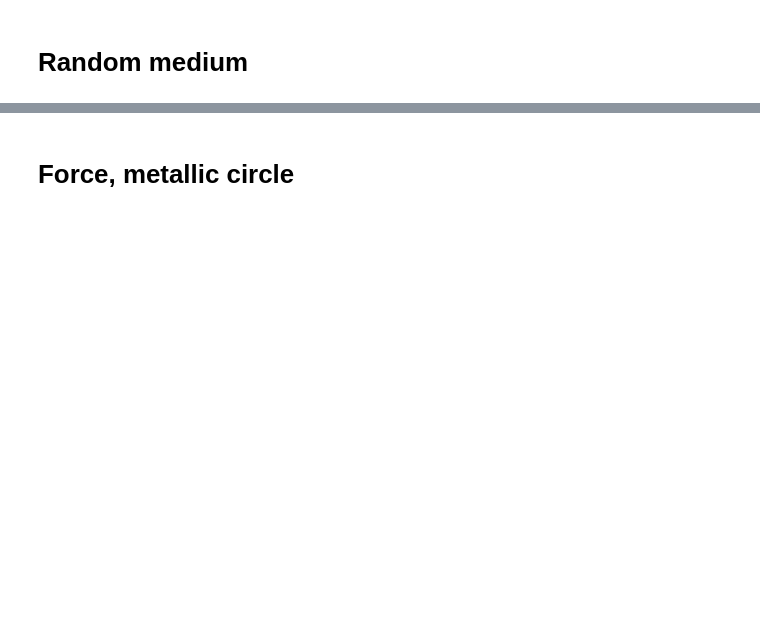
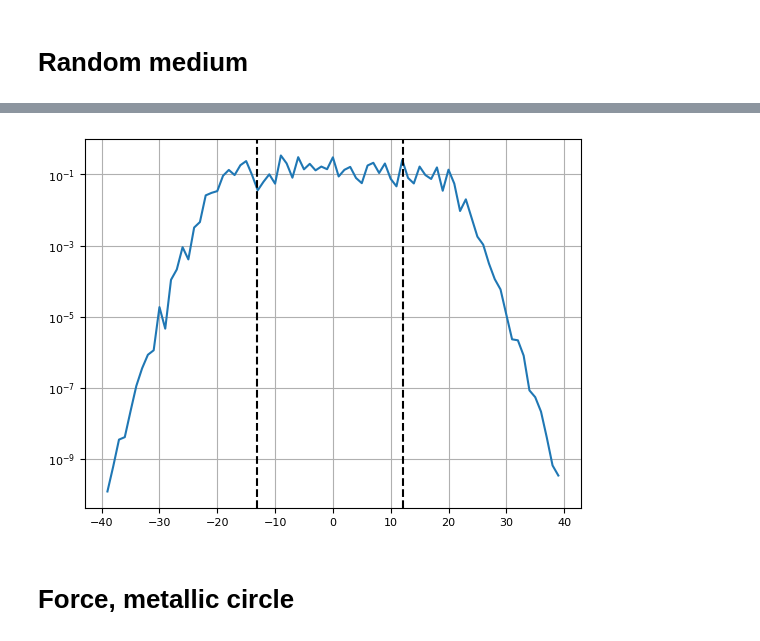
Before and after one commit to michaelhorodynski/Open-Scattering-Systems, a Jupyter notebook: OpenScatteringSystems_example.ipynb, the cells around one changed output, grey strips where cells are left out. Cells and saved outputs as stored; diff of their text form; code cells hidden in the pictures; blank space fills up the shorter version.

```diff
--- a/OpenScatteringSystems_example.ipynb
+++ b/OpenScatteringSystems_example.ipynb
@@ -242,3 +261,11 @@ plt.show()
+# %%
+plt.plot(np.arange(-nIn,nIn+1), np.abs(S[nIn,:]))
+plt.axvline(1/2*(np.sqrt((k*pmlRad)**2+1) - 1), c='k', ls='--')
+plt.axvline(1/2*(-np.sqrt((k*pmlRad)**2+1) - 1), c='k', ls='--')
+plt.yscale('log')
+plt.grid()
+# %% [output]
+[figure, added]
 # %% [markdown]
 # Force, metallic circle
 # %%
```
Also changed, not shown: parts of 49 cells of this notebook, 1 other file.
